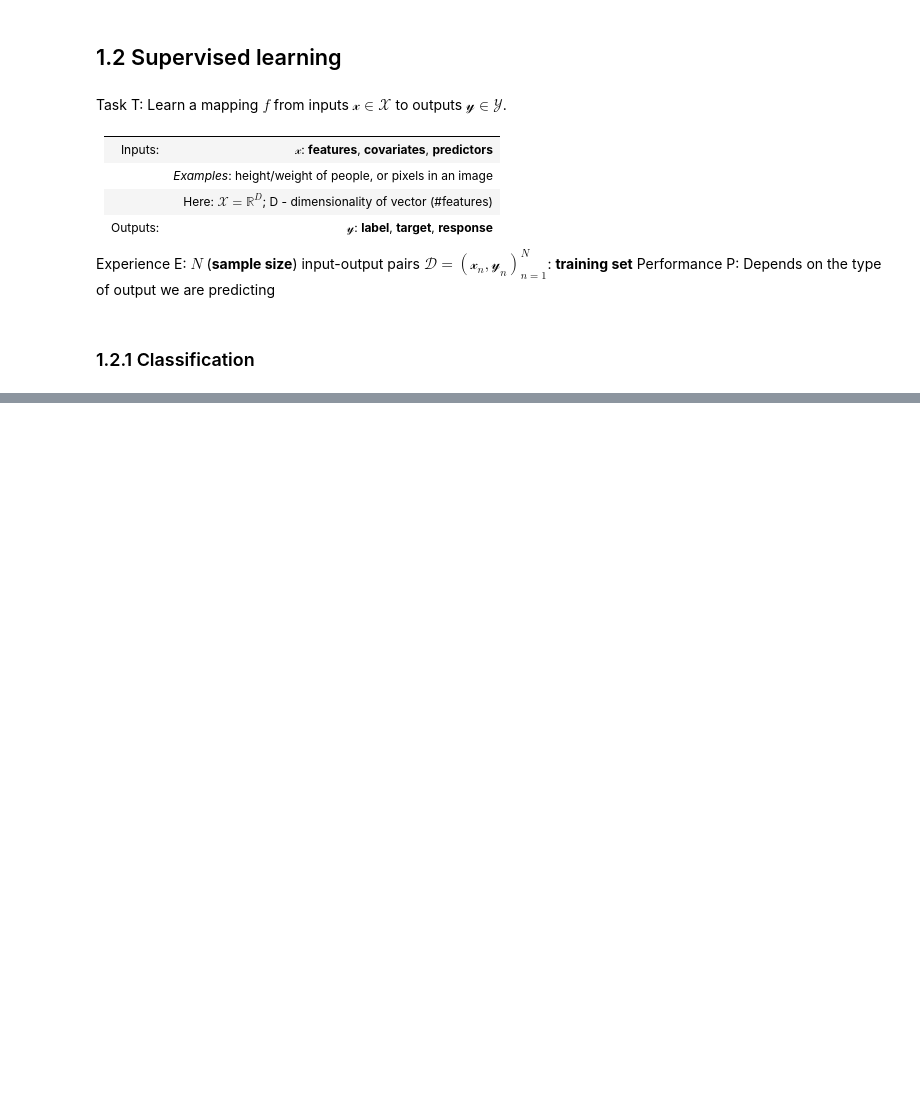
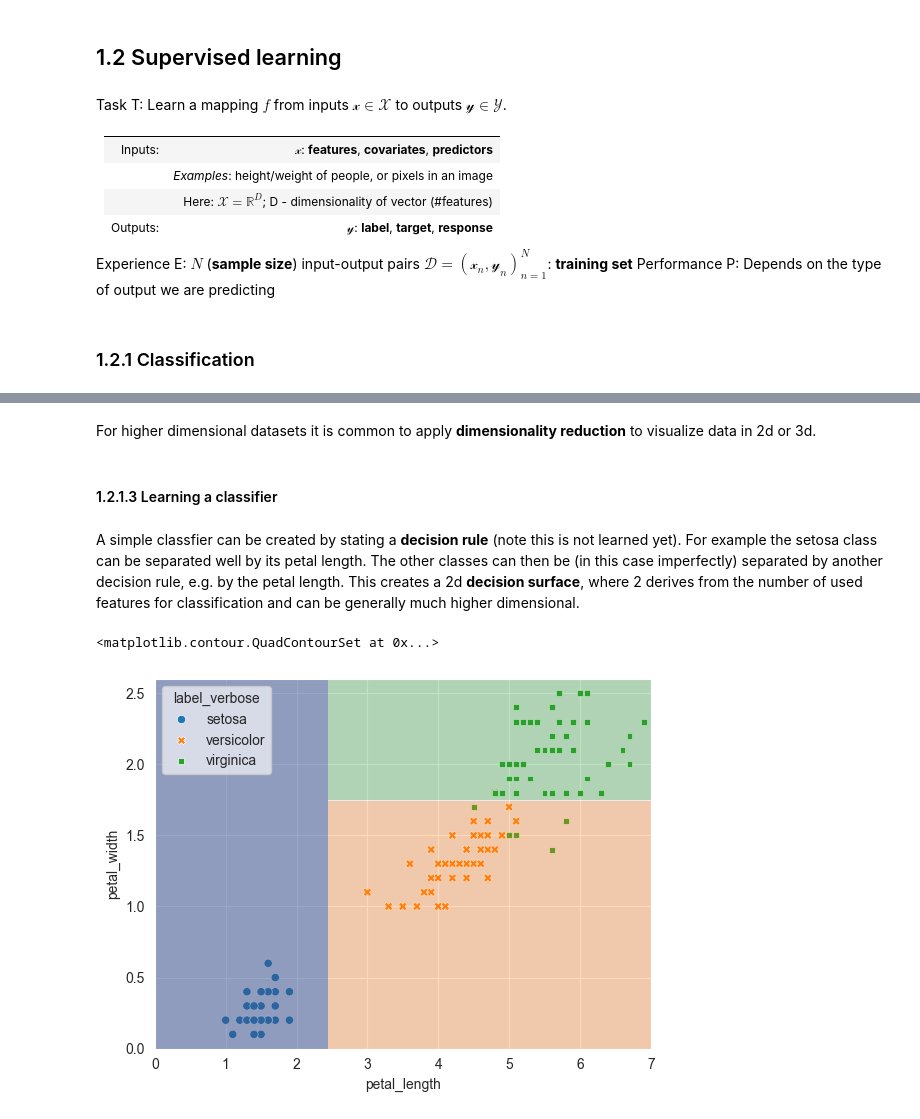
Before and after one commit to marcbue/PMLAN, a Jupyter notebook: notebooks/1_introduction/machine_learning_basics.ipynb, the cells around one changed output, grey strips where cells are left out. Cells and saved outputs as stored; diff of their text form; code cells hidden in the pictures; blank space fills up the shorter version.

```diff
--- a/notebooks/1_introduction/machine_learning_basics.ipynb
+++ b/notebooks/1_introduction/machine_learning_basics.ipynb
@@ -26,0 +84,40 @@ Performance P: Depends on the type of output we are predicting
+# %% [markdown]
+For higher dimensional datasets it is common to apply **dimensionality reduction** to visualize data in 2d or 3d.
+# %% [markdown]
+#### 1.2.1.3 Learning a classifier
+# %% [markdown]
+A simple classfier can be created by stating a **decision rule** (note this is not learned yet). For example the setosa class can be separated well by its petal length. The other classes can then be (in this case imperfectly) separated by another decision rule, e.g. by the petal length. This creates a 2d **decision surface**, where 2 derives from the number of used features for classification and can be generally much higher dimensional.
+# %%
+fig, ax = plt.subplots()
+sns.scatterplot(data=iris_df, x='petal_length', y='petal_width', hue='label_verbose', style='label_verbose', ax=ax)
+x_lims = [0, iris_df.petal_length.max()+0.1]
+y_lims = [0, iris_df.petal_width.max()+0.1]
+ax.set_xlim(x_lims)
+ax.set_ylim(y_lims)
+grid_resolution = 0.01
+# Setosa shaded area
+setosa_rule = 2.45 # smaller than
+setosa_grid_xx1, setosa_grid_xx2 = np.meshgrid(np.arange(0, setosa_rule, grid_resolution),
+                          np.arange(y_lims[0], y_lims[1], grid_resolution))
+Z = np.ones(setosa_grid_xx1.shape)
+plt.contourf(setosa_grid_xx1, setosa_grid_xx2, Z, alpha=0.3)
+# Setosa shaded area
+setosa_rule = 2.45 # smaller than
+setosa_grid_xx1, setosa_grid_xx2 = np.meshgrid(np.arange(0, setosa_rule, grid_resolution),
+                                               np.arange(y_lims[0], y_lims[1], grid_resolution))
+Z = np.ones(setosa_grid_xx1.shape)
+plt.contourf(setosa_grid_xx1, setosa_grid_xx2, Z, alpha=0.3, colors=sns.color_palette().as_hex()[0])
+# Versicolor shaded area
+versicolor_rule = 1.75 # smaller than
+versicolor_grid_xx1, versicolor_grid_xx2 = np.meshgrid(np.arange(setosa_rule, x_lims[1], grid_resolution),
+                                               np.arange(0, versicolor_rule, grid_resolution))
+Z = np.ones(versicolor_grid_xx1.shape)*2
+plt.contourf(versicolor_grid_xx1, versicolor_grid_xx2, Z, alpha=0.3, colors=sns.color_palette().as_hex()[1])
+# virginica shaded area
+virginica_grid_xx1, virginica_grid_xx2 = np.meshgrid(np.arange(setosa_rule, x_lims[1], grid_resolution),
+                                                       np.arange(versicolor_rule, y_lims[1], grid_resolution))
+Z = np.ones(virginica_grid_xx1.shape)*3
+plt.contourf(virginica_grid_xx1, virginica_grid_xx2, Z, alpha=0.3, colors=sns.color_palette().as_hex()[2])
+# %% [output]
+<matplotlib.contour.QuadContourSet at 0x...>
+[figure, added]
```
Also changed, not shown: parts of 11 cells of this notebook, 2 other files.
